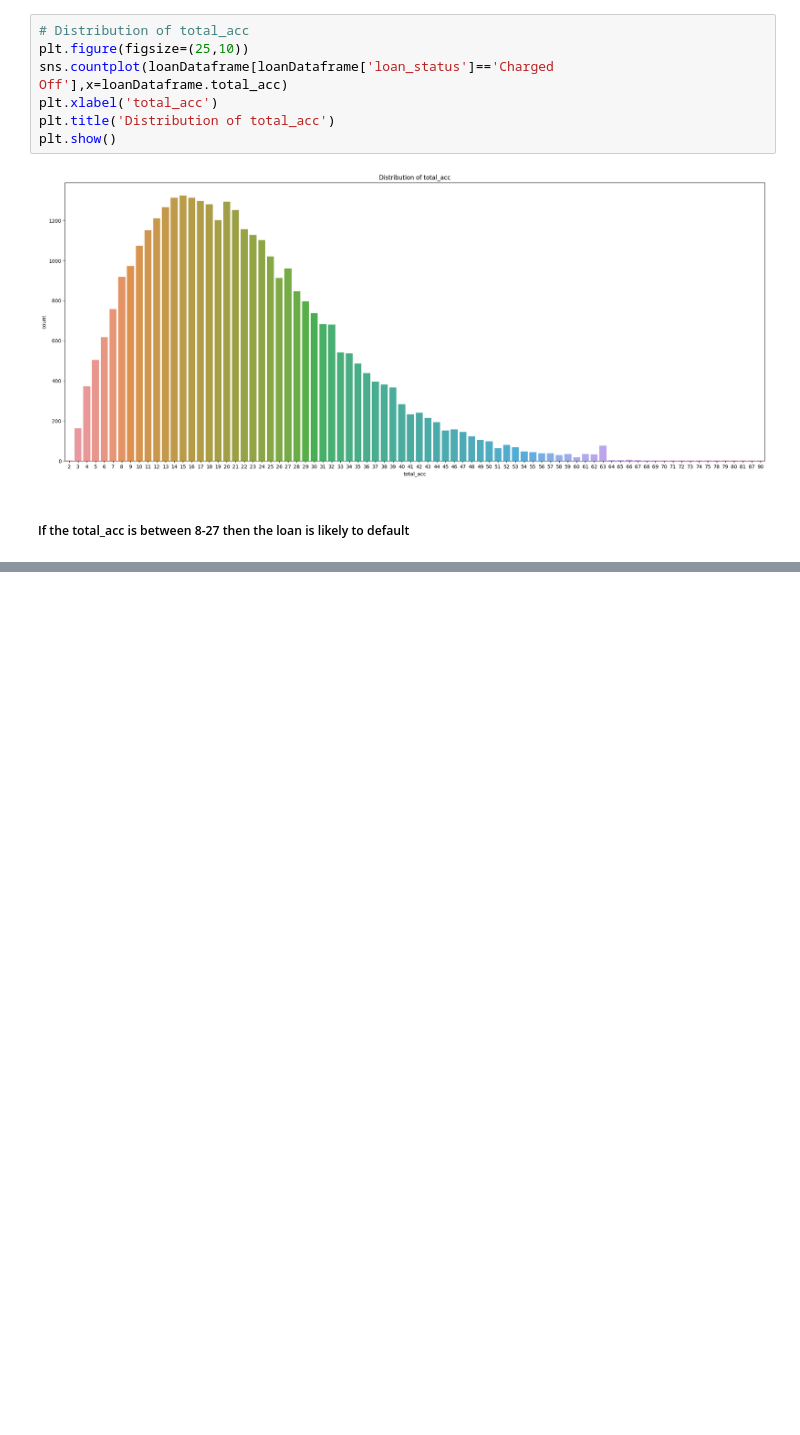
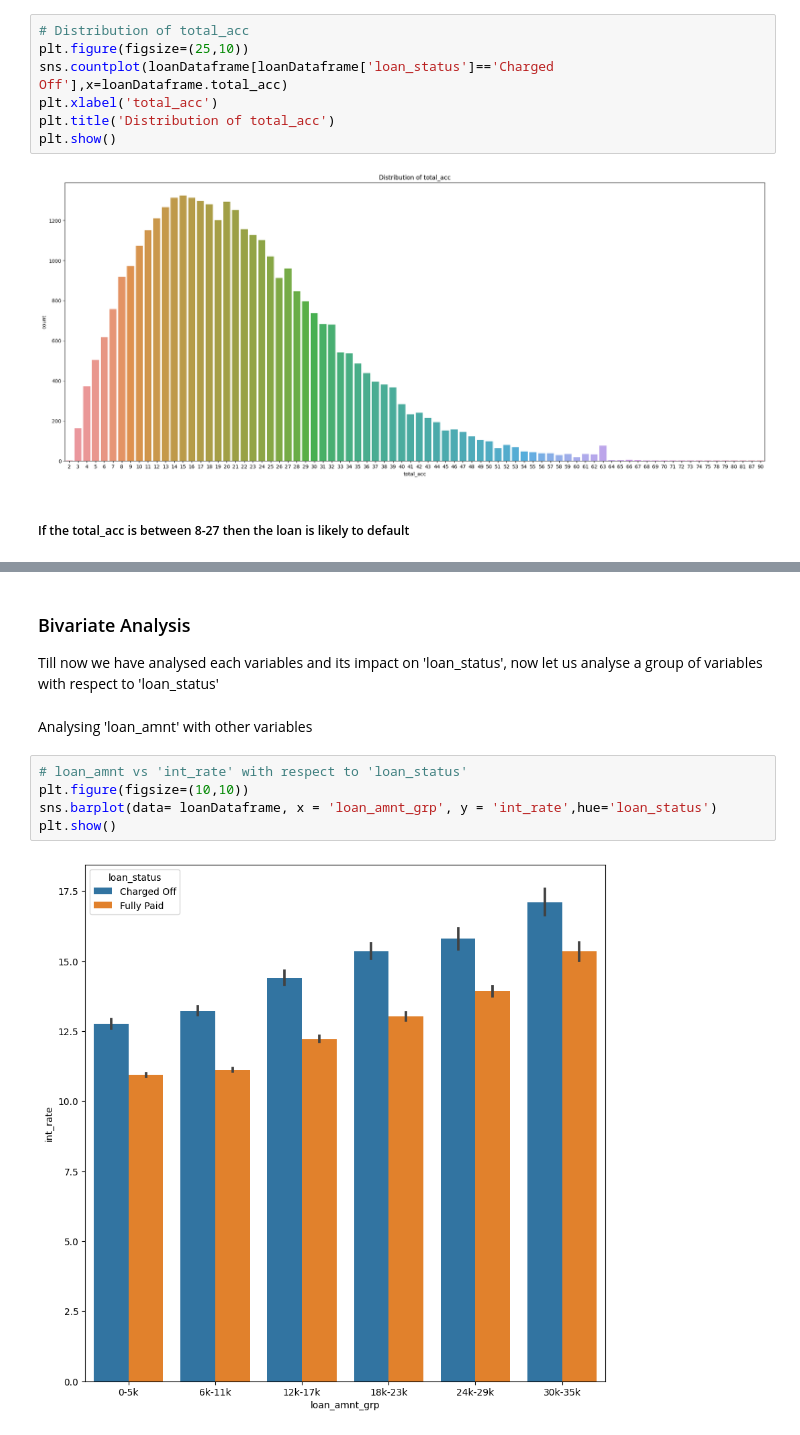
Before and after one commit to kumargauravb/LendingClubcasestudy, a Jupyter notebook: Kumar_Gaurav.ipynb, the cells around one changed output, grey strips where cells are left out. Cells and saved outputs as stored; diff of their text form; blank space fills up the shorter version.

Commit message:
Bivariate changes

```diff
--- a/Kumar_Gaurav.ipynb
+++ b/Kumar_Gaurav.ipynb
@@ -709,0 +749,14 @@ plt.show()
+# %% [markdown]
+### Bivariate Analysis
+
+Till now we have analysed each variables and its impact on 'loan_status',
+now let us analyse a group of variables with respect to 'loan_status'
+# %% [markdown]
+Analysing 'loan_amnt' with other variables
+# %%
+# loan_amnt vs 'int_rate' with respect to 'loan_status'
+plt.figure(figsize=(10,10))
+sns.barplot(data= loanDataframe, x = 'loan_amnt_grp', y = 'int_rate',hue='loan_status')
+plt.show()
+# %% [output]
+[figure, added]
```
Also changed, not shown: parts of 38 cells of this notebook.
